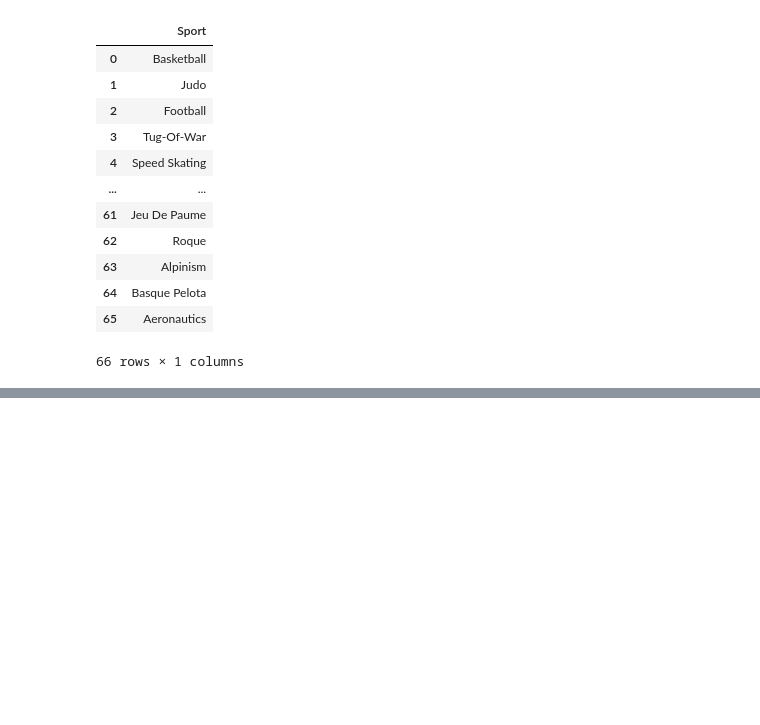
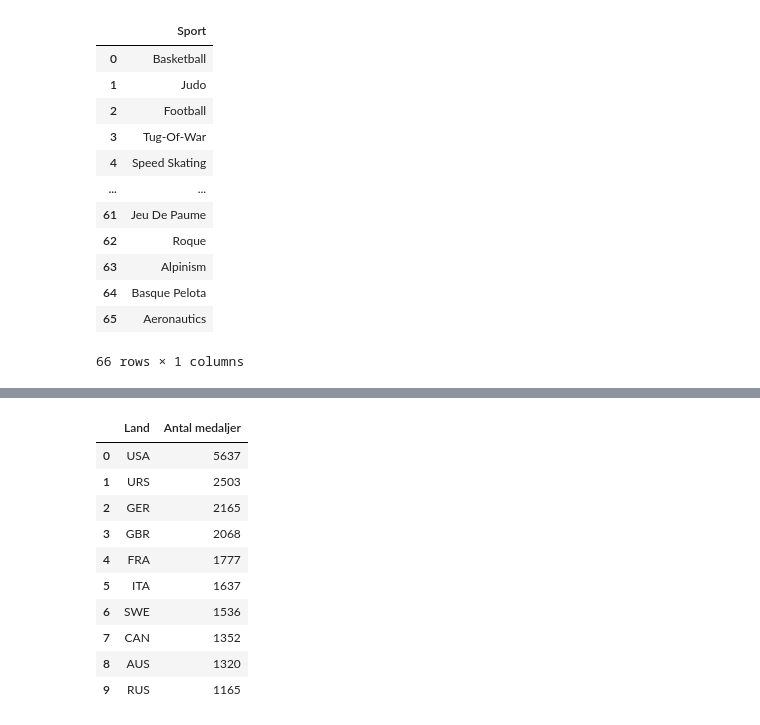
Before and after one commit to SebastianPetersson/Project_OS, a Jupyter notebook: Uppgift0.ipynb, the cells around one changed output, grey strips where cells are left out. Drawn from its saved outputs; the diff is of its cells as text; code cells hidden in the pictures; blank space fills up the shorter version.

```diff
--- a/Uppgift0.ipynb
+++ b/Uppgift0.ipynb
@@ -58,0 +105,18 @@ Name: count, dtype: int64
+# %%
+medalj = athlete.dropna(subset=["Medal"])
+medalj = medalj["NOC"].value_counts().reset_index()
+medalj.columns = ["Land", "Antal medaljer"]
+top10 = medalj.head(10)
+top10
+# %% [output]
+|  | Land | Antal medaljer |
+| 0 | USA | 5637 |
+| 1 | URS | 2503 |
+| 2 | GER | 2165 |
+| 3 | GBR | 2068 |
+| 4 | FRA | 1777 |
+| 5 | ITA | 1637 |
+| 6 | SWE | 1536 |
+| 7 | CAN | 1352 |
+| 8 | AUS | 1320 |
+| 9 | RUS | 1165 |
```
Also changed, not shown: parts of 10 cells of this notebook.
